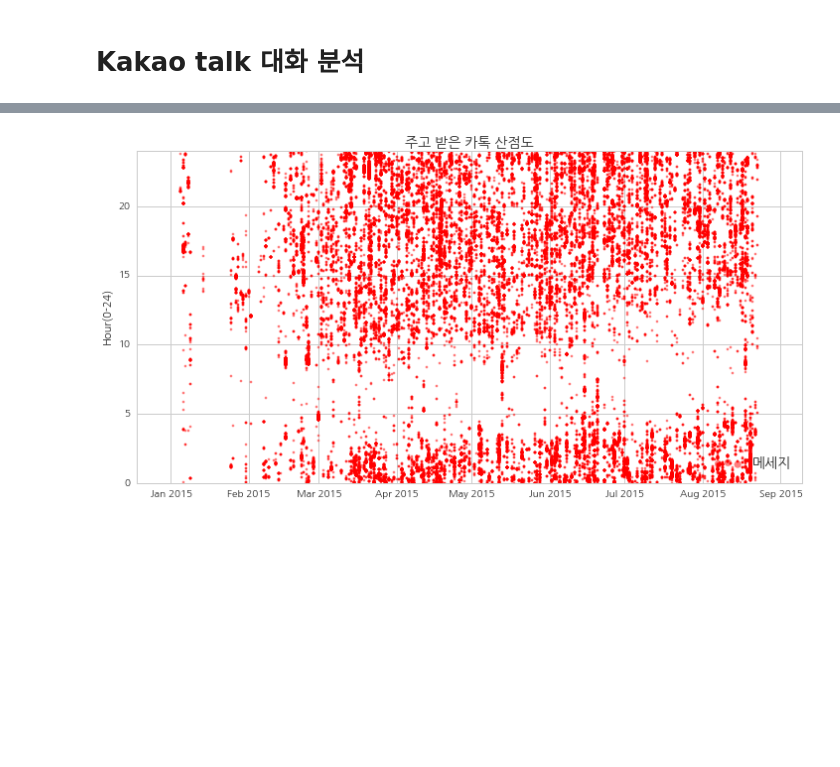
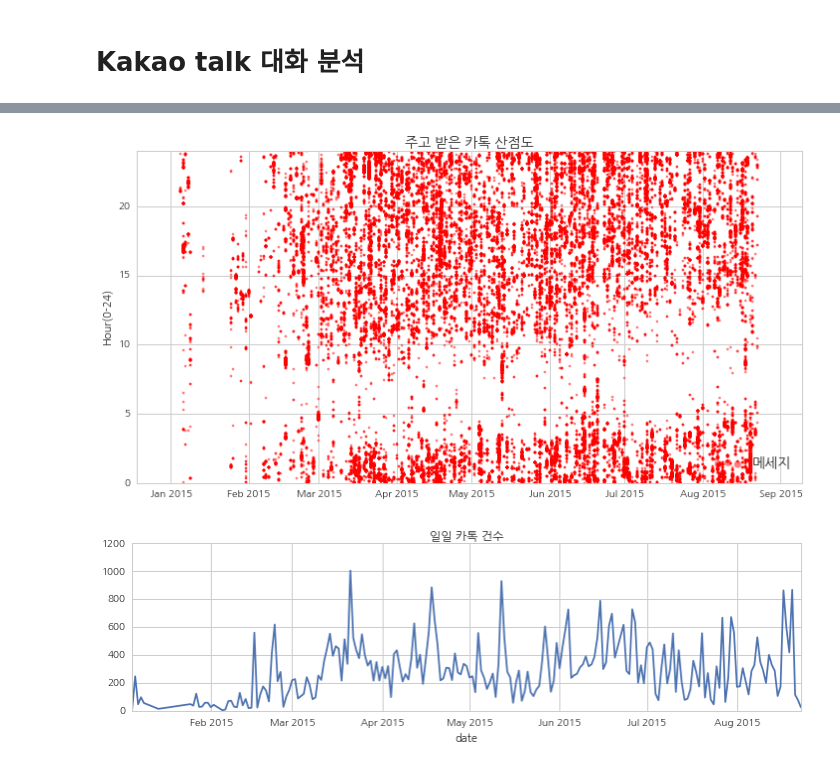
Before and after one commit to ShinJJang/analyze_kakao_talk, a Jupyter notebook: analyze_kakao_analog.ipynb, the cells around one changed output, grey strips where cells are left out. Cells and saved outputs as stored; diff of their text form; code cells hidden in the pictures; blank space fills up the shorter version.

```diff
--- a/analyze_kakao_analog.ipynb
+++ b/analyze_kakao_analog.ipynb
@@ -24,7 +26,7 @@ rcParams['font.family'] = 'NanumGothic'
 rcParams.update({'font.size': 12})
 # %%
 date_pattern = re.compile("-{15} (\d+)년 (\d+)월 (\d+)일 ([월, 화, 수, 목, 금, 토, 일]+)요일 -{15}")
-message_pattern = re.compile("\[(\w+)\] \[([오후, 오전]+ \d+:\d+)\] (\w+)")
+message_pattern = re.compile("\[([\w+|\s+]+)\] \[([오후, 오전]+ \d+:\d+)\] (.+)")
 messages = []
 date_now = date.today()
 for idx, line in enumerate(lines):
@@ -56,4 +58,10 @@ plt.legend(scatterpoints=3,
            fontsize=14, markerscale = 3)
 plt.show()
 # %% [output]
-[figure, old version]
+[figure, new version]
+# %%
+df.groupby('date').count()['timestamp'].plot(kind='line', figsize=(12,3))
+plt.title('일일 카톡 건수')
+plt.show()
+# %% [output]
+[figure, added]
```
Also changed, not shown: parts of 10 cells of this notebook.
